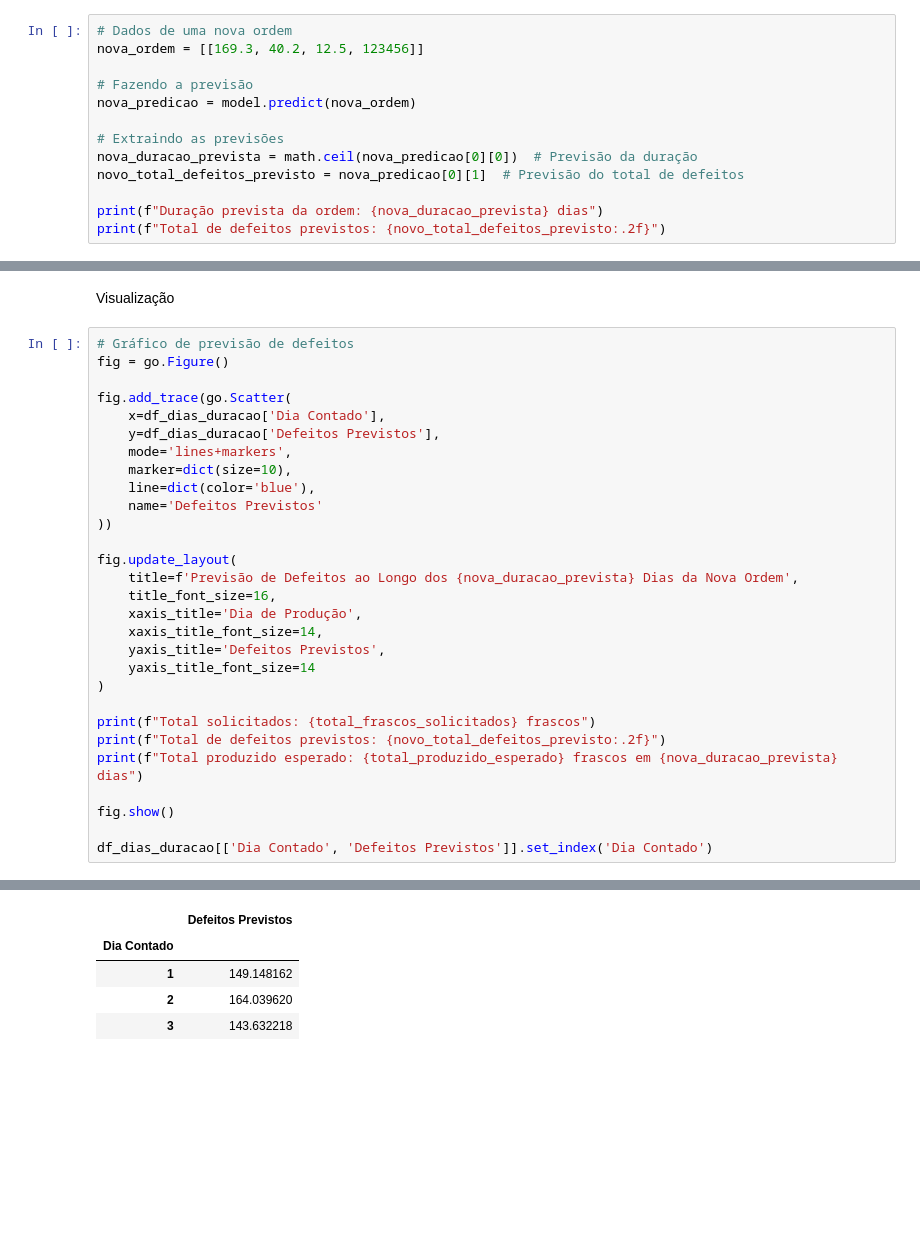
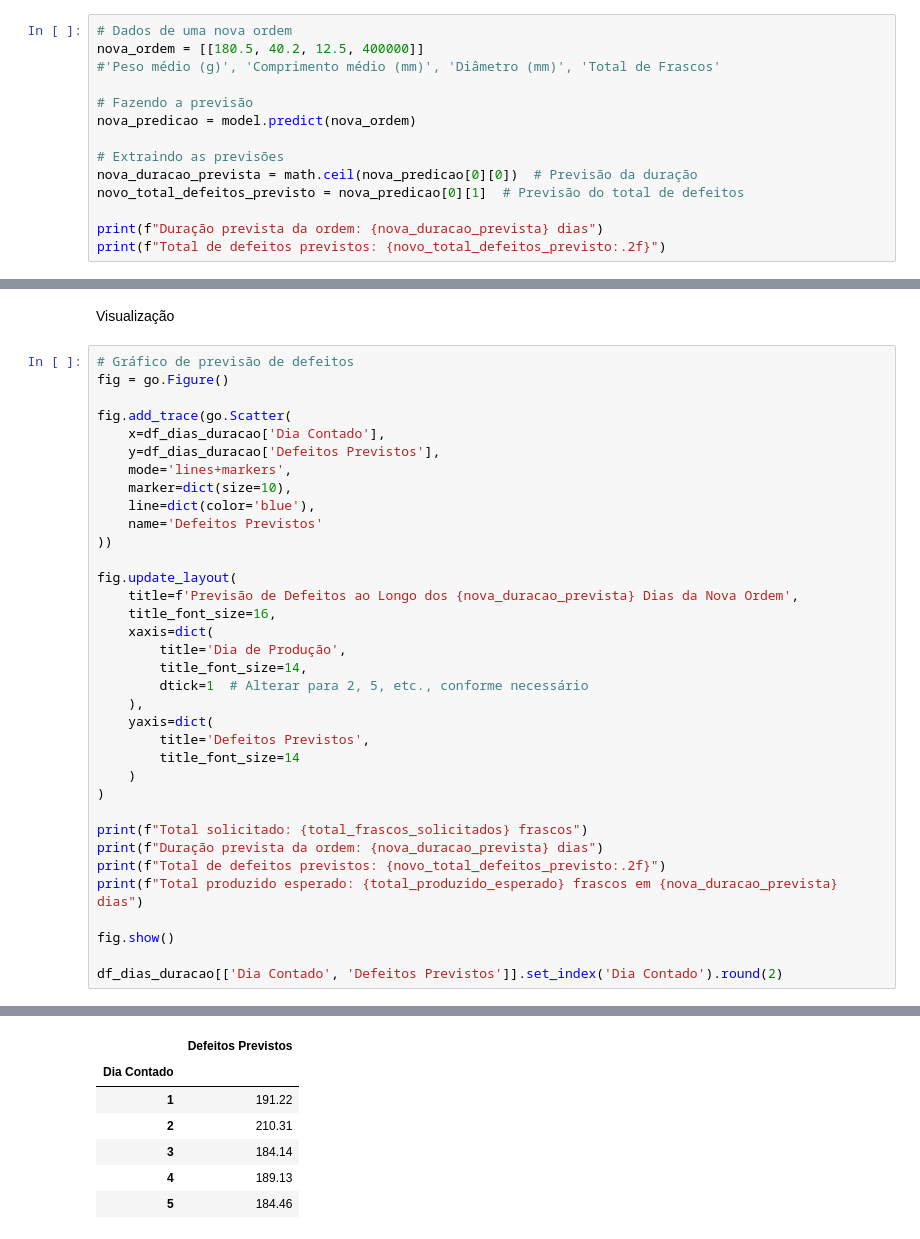
Before and after one commit to lucasz-g/Analise-Gotas, a Jupyter notebook: analises/modelo_02.ipynb, the cells around one changed output, grey strips where cells are left out. Saved outputs shown, nothing was run; the diff lists cells and outputs as text; blank space fills up the shorter version.

```diff
--- a/analises/modelo_02.ipynb
+++ b/analises/modelo_02.ipynb
@@ -171,7 +218,8 @@ R² Score (Total de Defeitos): 0.61
 ### Testando Modelo
 # %%
 # Dados de uma nova ordem
-nova_ordem = [[169.3, 40.2, 12.5, 123456]]
+nova_ordem = [[180.5, 40.2, 12.5, 400000]]
+#'Peso médio (g)', 'Comprimento médio (mm)', 'Diâmetro (mm)', 'Total de Frascos'
 
 # Fazendo a previsão
 nova_predicao = model.predict(nova_ordem)
@@ -252,17 +300,23 @@ fig.add_trace(go.Scatter(
 fig.update_layout(
     title=f'Previsão de Defeitos ao Longo dos {nova_duracao_prevista} Dias da Nova Ordem',
     title_font_size=16,
-    xaxis_title='Dia de Produção',
-    xaxis_title_font_size=14,
-    yaxis_title='Defeitos Previstos',
-    yaxis_title_font_size=14
+    xaxis=dict(
+        title='Dia de Produção',
+        title_font_size=14,
+        dtick=1  # Alterar para 2, 5, etc., conforme necessário
+    ),
+    yaxis=dict(
+        title='Defeitos Previstos',
+        title_font_size=14
+    )
 )
 
-print(f"Total solicitados: {total_frascos_solicitados} frascos")
+print(f"Total solicitado: {total_frascos_solicitados} frascos")
+print(f"Duração prevista da ordem: {nova_duracao_prevista} dias")
 print(f"Total de defeitos previstos: {novo_total_defeitos_previsto:.2f}")
 print(f"Total produzido esperado: {total_produzido_esperado} frascos em {nova_duracao_prevista} dias")
 
 fig.show()
 
-df_dias_duracao[['Dia Contado', 'Defeitos Previstos']].set_index('Dia Contado')
+df_dias_duracao[['Dia Contado', 'Defeitos Previstos']].set_index('Dia Contado').round(2)
 # %% [output]
@@ -272,5 +327,7 @@ Total produzido esperado: 123913 frascos em 3 dias
 |  | Defeitos Previstos |
 | Dia Contado |  |
-| 1 | 149.148162 |
-| 2 | 164.039620 |
-| 3 | 143.632218 |
+| 1 | 191.22 |
+| 2 | 210.31 |
+| 3 | 184.14 |
+| 4 | 189.13 |
+| 5 | 184.46 |
```
Also changed, not shown: parts of 7 cells of this notebook, 3 other files.
